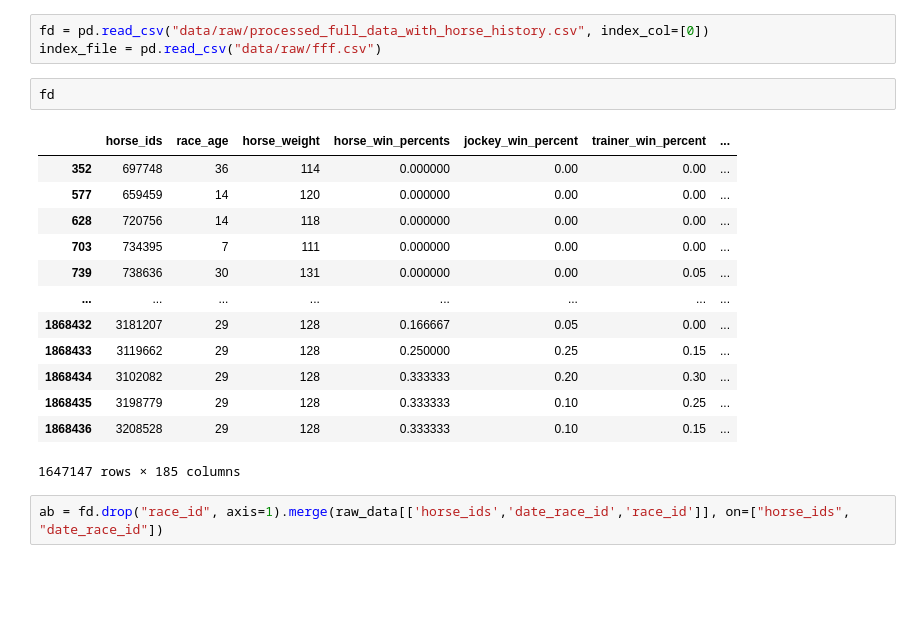
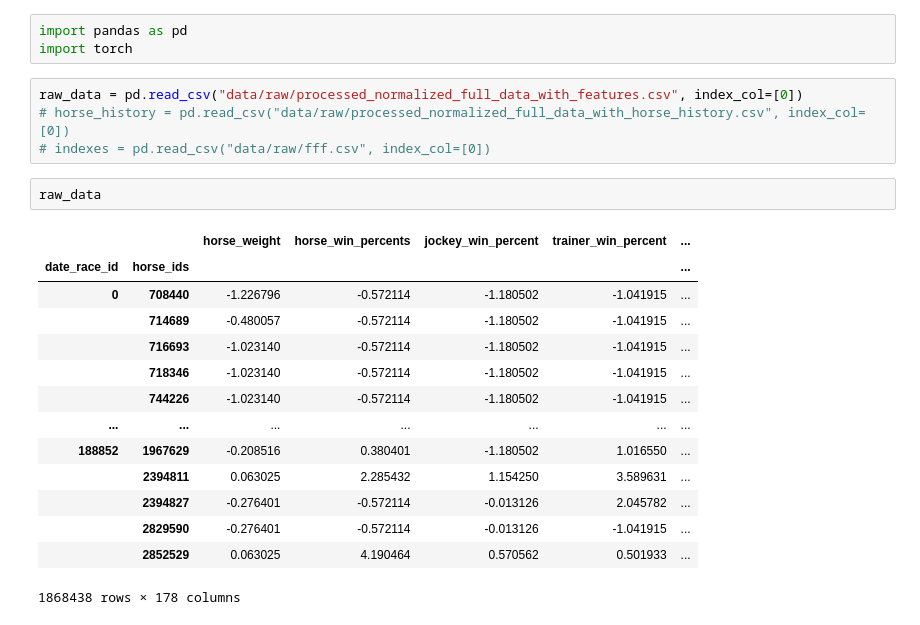
Before and after one commit to Sean-Leishman/gbp-horse-prediction, a Jupyter notebook: rnn.ipynb, the cells around one changed output. Saved outputs shown, nothing was run; the diff lists cells and outputs as text; blank space fills up the shorter version.

```diff
--- a/rnn.ipynb
+++ b/rnn.ipynb
@@ -285,21 +1,24 @@ rd = pd.read_csv("data/raw/processed_full_data_with_features.csv", index_col=[0]
-# %%
-fd = pd.read_csv("data/raw/processed_full_data_with_horse_history.csv", index_col=[0])
-index_file = pd.read_csv("data/raw/fff.csv")
-# %%
-fd
-# %% [output]
-|  | horse_ids | race_age | horse_weight | horse_win_percents | jockey_win_percent | trainer_win_percent | ... |
-| 352 | 697748 | 36 | 114 | 0.000000 | 0.00 | 0.00 | ... |
-| 577 | 659459 | 14 | 120 | 0.000000 | 0.00 | 0.00 | ... |
-| 628 | 720756 | 14 | 118 | 0.000000 | 0.00 | 0.00 | ... |
-| 703 | 734395 | 7 | 111 | 0.000000 | 0.00 | 0.00 | ... |
-| 739 | 738636 | 30 | 131 | 0.000000 | 0.00 | 0.05 | ... |
-| ... | ... | ... | ... | ... | ... | ... | ... |
-| 1868432 | 3181207 | 29 | 128 | 0.166667 | 0.05 | 0.00 | ... |
-| 1868433 | 3119662 | 29 | 128 | 0.250000 | 0.25 | 0.15 | ... |
-| 1868434 | 3102082 | 29 | 128 | 0.333333 | 0.20 | 0.30 | ... |
-| 1868435 | 3198779 | 29 | 128 | 0.333333 | 0.10 | 0.25 | ... |
-| 1868436 | 3208528 | 29 | 128 | 0.333333 | 0.10 | 0.15 | ... |
-1647147 rows × 185 columns
-# %%
-ab = fd.drop("race_id", axis=1).merge(raw_data[['horse_ids','date_race_id','race_id']], on=["horse_ids", "date_race_id"])
+# %%
+import pandas as pd
+import torch
+# %%
+raw_data = pd.read_csv("data/raw/processed_normalized_full_data_with_features.csv", index_col=[0])
+# horse_history = pd.read_csv("data/raw/processed_normalized_full_data_with_horse_history.csv", index_col=[0])
+# indexes = pd.read_csv("data/raw/fff.csv", index_col=[0])
+# %%
+raw_data
+# %% [output]
+|  |  | horse_weight | horse_win_percents | jockey_win_percent | trainer_win_percent | ... |
+| date_race_id | horse_ids |  |  |  |  | ... |
+| 0 | 708440 | -1.226796 | -0.572114 | -1.180502 | -1.041915 | ... |
+|  | 714689 | -0.480057 | -0.572114 | -1.180502 | -1.041915 | ... |
+|  | 716693 | -1.023140 | -0.572114 | -1.180502 | -1.041915 | ... |
+|  | 718346 | -1.023140 | -0.572114 | -1.180502 | -1.041915 | ... |
+|  | 744226 | -1.023140 | -0.572114 | -1.180502 | -1.041915 | ... |
+| ... | ... | ... | ... | ... | ... | ... |
+| 188852 | 1967629 | -0.208516 | 0.380401 | -1.180502 | 1.016550 | ... |
+|  | 2394811 | 0.063025 | 2.285432 | 1.154250 | 3.589631 | ... |
+|  | 2394827 | -0.276401 | -0.572114 | -0.013126 | 2.045782 | ... |
+|  | 2829590 | -0.276401 | -0.572114 | -0.013126 | -1.041915 | ... |
+|  | 2852529 | 0.063025 | 4.190464 | 0.570562 | 0.501933 | ... |
+1868438 rows × 178 columns
```
Also changed, not shown: parts of 91 cells of this notebook, 1 other file.
